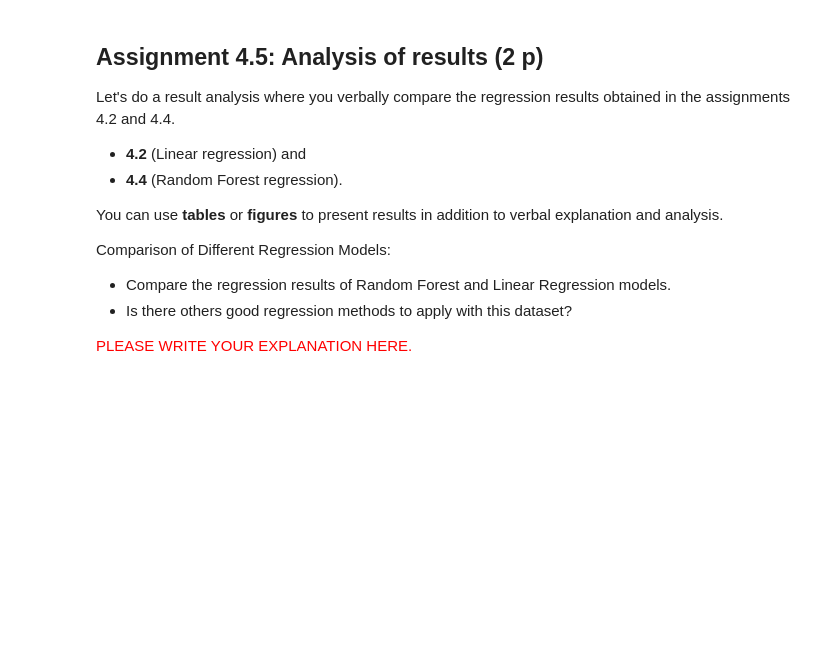
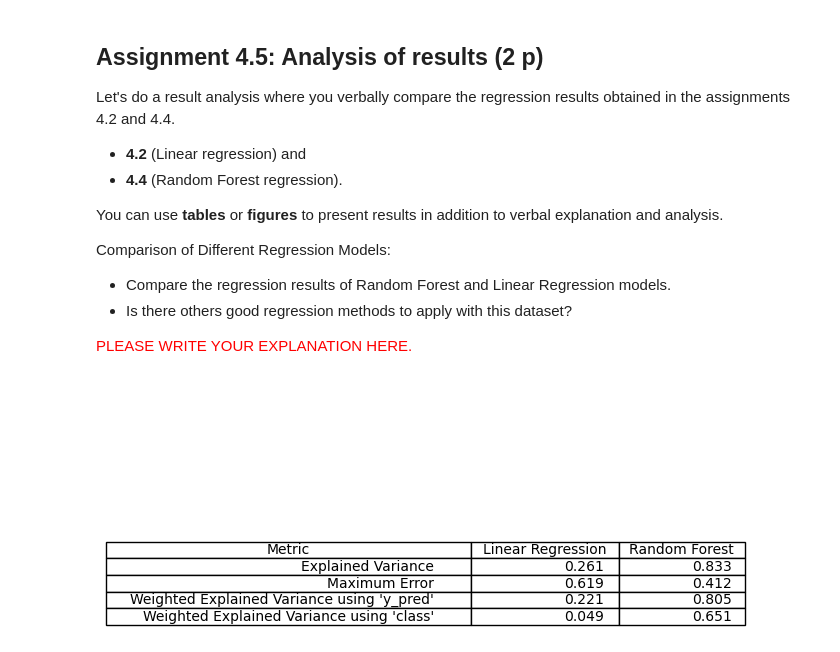
Before and after one commit to jaka-aurora/Machine-Learning-Assignments, a Jupyter notebook: assignment_4/assignment_topic_4_regression_models.ipynb, the cells around one changed output. Cells and saved outputs as stored; diff of their text form; code cells hidden in the pictures; blank space fills up the shorter version.

```diff
--- a/assignment_4/assignment_topic_4_regression_models.ipynb
+++ b/assignment_4/assignment_topic_4_regression_models.ipynb
@@ -169,3 +351,31 @@ Comparison of Different Regression Models:
 * Is there others good regression methods to apply with this dataset?
 
 <font color="red">PLEASE WRITE YOUR EXPLANATION HERE.</font>
+# %%
+import matplotlib.pyplot as plt
+
+models = ["Linear Regression", "Random Forest Regression"]
+explained_variance = [0.2610327783435954, 0.8328075444219004]
+max_error = [0.6186655833888097, 0.4120286431139659]
+weighted_explained_variance = [0.22090494109428904, 0.8049563266407855]
+weighted_explained_variance_class = [0.04926992482548098, 0.6507931100382958]
+
+fig, ax = plt.subplots(figsize=(6, 2))
+
+data = [
+    ["Explained Variance", f"{explained_variance[0]:.3f}", f"{explained_variance[1]:.3f}"],
+    ["Maximum Error", f"{max_error[0]:.3f}", f"{max_error[1]:.3f}"],
+    ["Weighted Explained Variance using 'y_pred'", f"{weighted_explained_variance[0]:.3f}", f"{weighted_explained_variance[1]:.3f}"],
+    ["Weighted Explained Variance using 'class'", f"{weighted_explained_variance_class[0]:.3f}", f"{weighted_explained_variance_class[1]:.3f}"]
+]
+
+table = ax.table(cellText=data, colLabels=["Metric", "Linear Regression", "Random Forest"], loc='center')
+table.auto_set_font_size(False)
+table.auto_set_column_width([0, 1, 2])
+fig.patch.set_visible(False)
+ax.axis("off")
+ax.axis('tight')
+fig.tight_layout()
+plt.show()
+# %% [output]
+[figure, added]
```
Also changed, not shown: parts of 16 cells of this notebook, 1 other file.
